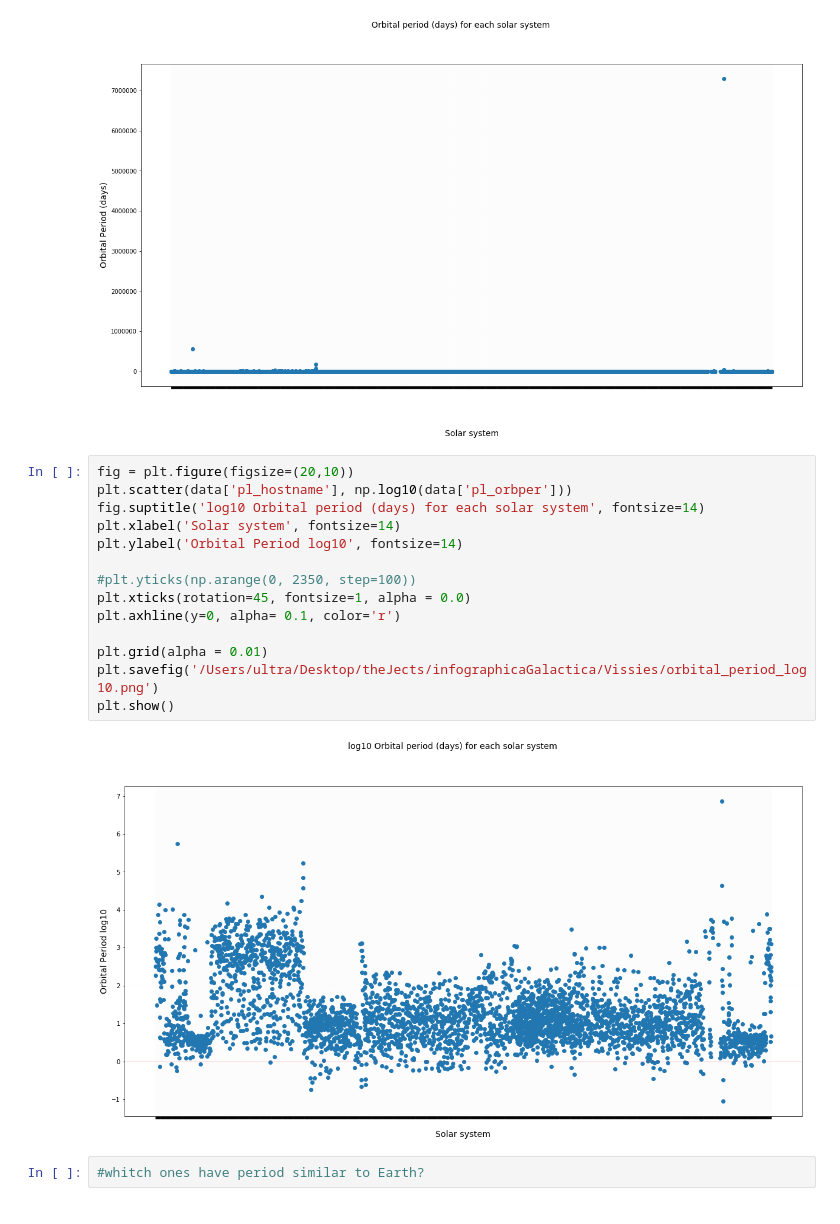
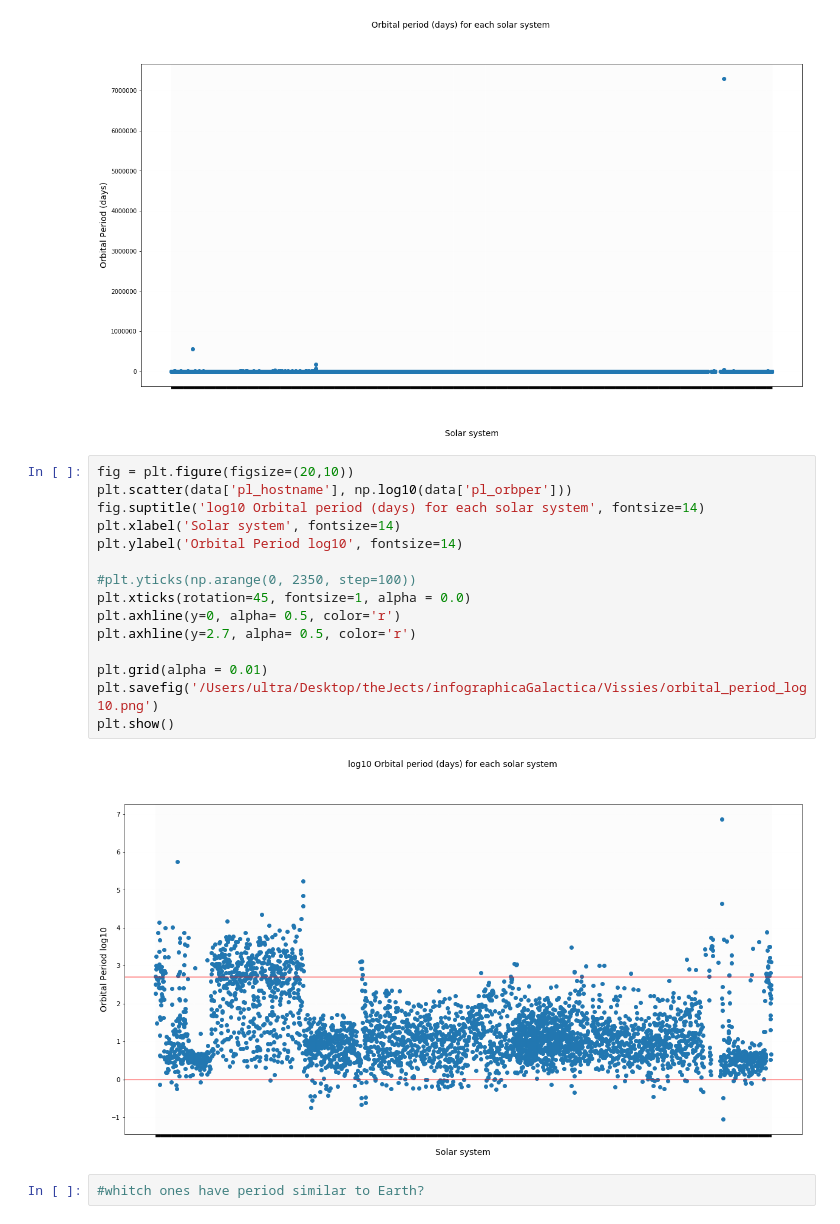
Before and after one commit to coderXmachina2/infographicaGalactica, a Jupyter notebook: scripts/exoPlanetProbing.ipynb, the cells around one changed output. Drawn from its saved outputs; the diff is of its cells as text.

```diff
--- a/scripts/exoPlanetProbing.ipynb
+++ b/scripts/exoPlanetProbing.ipynb
@@ -125,19 +125,20 @@ plt.show()
 # %%
 fig = plt.figure(figsize=(20,10))
 plt.scatter(data['pl_hostname'], np.log10(data['pl_orbper']))
 fig.suptitle('log10 Orbital period (days) for each solar system', fontsize=14)
 plt.xlabel('Solar system', fontsize=14)
 plt.ylabel('Orbital Period log10', fontsize=14)
 
 #plt.yticks(np.arange(0, 2350, step=100))
 plt.xticks(rotation=45, fontsize=1, alpha = 0.0)
-plt.axhline(y=0, alpha= 0.1, color='r')
+plt.axhline(y=0, alpha= 0.5, color='r')
+plt.axhline(y=2.7, alpha= 0.5, color='r')
 
 plt.grid(alpha = 0.01)
 plt.savefig('/Users/ultra/Desktop/theJects/infographicaGalactica/Vissies/orbital_period_log10.png')
 plt.show()
 # %% [output]
-[figure, old version]
+[figure, new version]
 # %%
 #whitch ones have period similar to Earth?
 # %%
```
Also changed, not shown: 1 other file.
